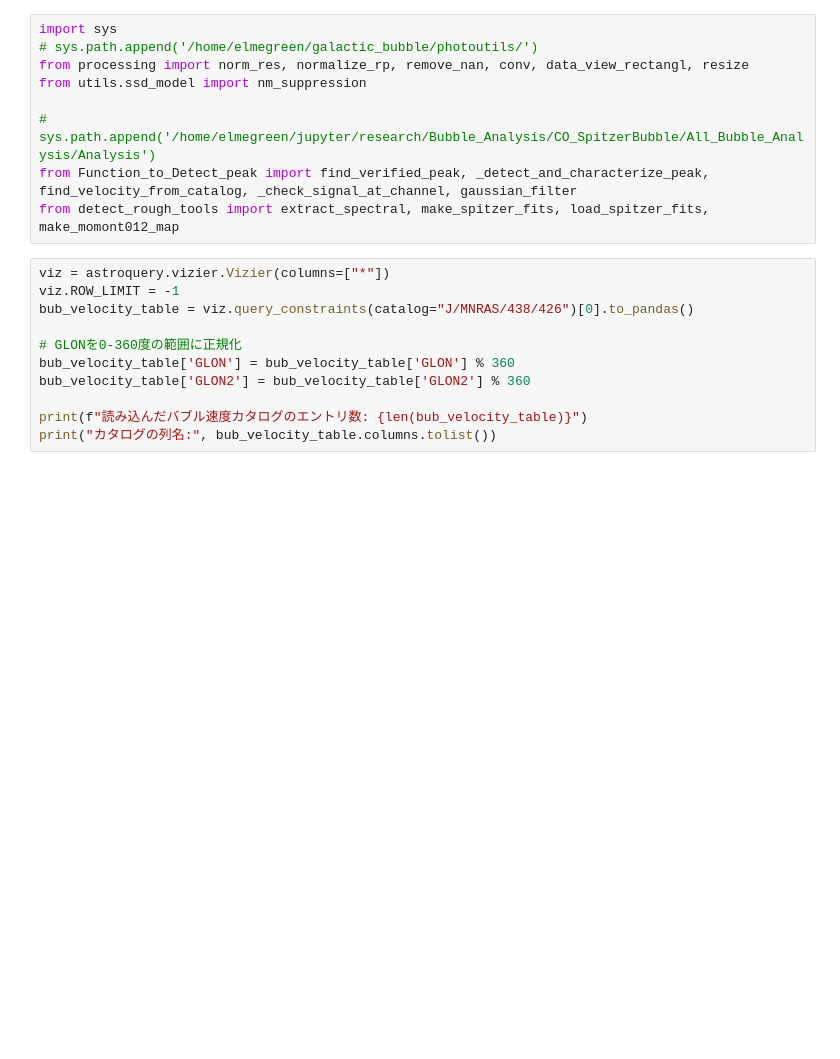
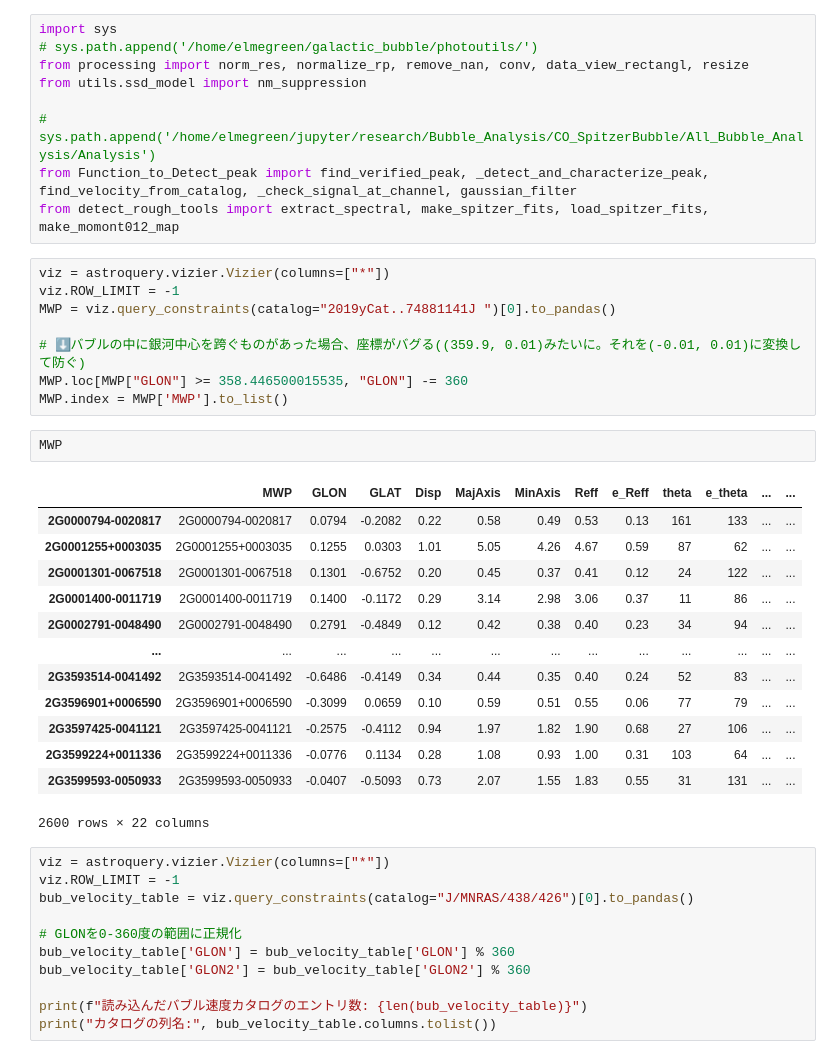
Before and after one commit to yudai-22/Cygnus-X_CAE, a Jupyter notebook: Bubble_analysis/C18Ospectrum_detection_cygnus-x.ipynb, the cells around one changed output. Cells and saved outputs as stored; diff of their text form; blank space fills up the shorter version.

```diff
--- a/Bubble_analysis/C18Ospectrum_detection_cygnus-x.ipynb
+++ b/Bubble_analysis/C18Ospectrum_detection_cygnus-x.ipynb
@@ -55,6 +40,30 @@ from utils.ssd_model import nm_suppression
 # sys.path.append('/home/elmegreen/jupyter/research/Bubble_Analysis/CO_SpitzerBubble/All_Bubble_Analysis/Analysis')
 from Function_to_Detect_peak import find_verified_peak, _detect_and_characterize_peak, find_velocity_from_catalog, _check_signal_at_channel, gaussian_filter
 from detect_rough_tools import extract_spectral, make_spitzer_fits, load_spitzer_fits, make_momont012_map
+# %%
+viz = astroquery.vizier.Vizier(columns=["*"])
+viz.ROW_LIMIT = -1
+MWP = viz.query_constraints(catalog="2019yCat..74881141J ")[0].to_pandas()
+
+# ⬇️バブルの中に銀河中心を跨ぐものがあった場合、座標がバグる((359.9, 0.01)みたいに。それを(-0.01, 0.01)に変換して防ぐ)
+MWP.loc[MWP["GLON"] >= 358.446500015535, "GLON"] -= 360
+MWP.index = MWP['MWP'].to_list()
+# %%
+MWP
+# %% [output]
+|  | MWP | GLON | GLAT | Disp | MajAxis | MinAxis | Reff | e_Reff | theta | e_theta | ... | ... |
+| 2G0000794-0020817 | 2G0000794-0020817 | 0.0794 | -0.2082 | 0.22 | 0.58 | 0.49 | 0.53 | 0.13 | 161 | 133 | ... | ... |
+| 2G0001255+0003035 | 2G0001255+0003035 | 0.1255 | 0.0303 | 1.01 | 5.05 | 4.26 | 4.67 | 0.59 | 87 | 62 | ... | ... |
+| 2G0001301-0067518 | 2G0001301-0067518 | 0.1301 | -0.6752 | 0.20 | 0.45 | 0.37 | 0.41 | 0.12 | 24 | 122 | ... | ... |
+| 2G0001400-0011719 | 2G0001400-0011719 | 0.1400 | -0.1172 | 0.29 | 3.14 | 2.98 | 3.06 | 0.37 | 11 | 86 | ... | ... |
+| 2G0002791-0048490 | 2G0002791-0048490 | 0.2791 | -0.4849 | 0.12 | 0.42 | 0.38 | 0.40 | 0.23 | 34 | 94 | ... | ... |
+| ... | ... | ... | ... | ... | ... | ... | ... | ... | ... | ... | ... | ... |
+| 2G3593514-0041492 | 2G3593514-0041492 | -0.6486 | -0.4149 | 0.34 | 0.44 | 0.35 | 0.40 | 0.24 | 52 | 83 | ... | ... |
+| 2G3596901+0006590 | 2G3596901+0006590 | -0.3099 | 0.0659 | 0.10 | 0.59 | 0.51 | 0.55 | 0.06 | 77 | 79 | ... | ... |
+| 2G3597425-0041121 | 2G3597425-0041121 | -0.2575 | -0.4112 | 0.94 | 1.97 | 1.82 | 1.90 | 0.68 | 27 | 106 | ... | ... |
+| 2G3599224+0011336 | 2G3599224+0011336 | -0.0776 | 0.1134 | 0.28 | 1.08 | 0.93 | 1.00 | 0.31 | 103 | 64 | ... | ... |
+| 2G3599593-0050933 | 2G3599593-0050933 | -0.0407 | -0.5093 | 0.73 | 2.07 | 1.55 | 1.83 | 0.55 | 31 | 131 | ... | ... |
+2600 rows × 22 columns
 # %%
 viz = astroquery.vizier.Vizier(columns=["*"])
 viz.ROW_LIMIT = -1
```
Also changed, not shown: parts of 10 cells of this notebook.
